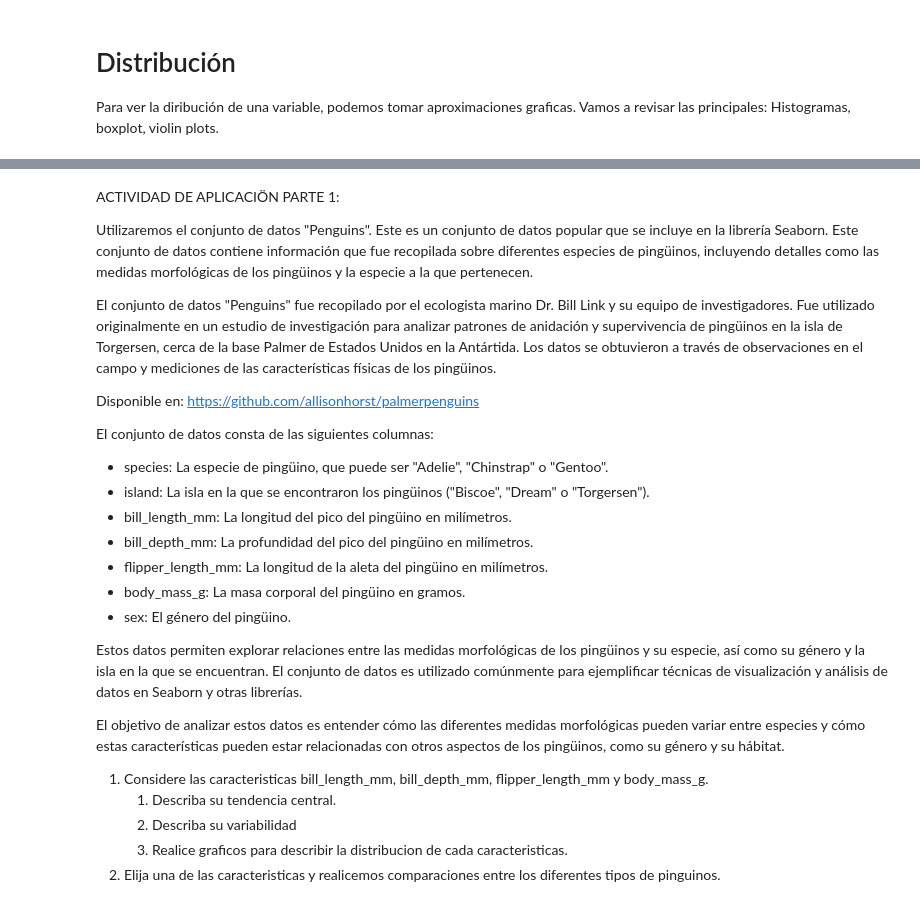
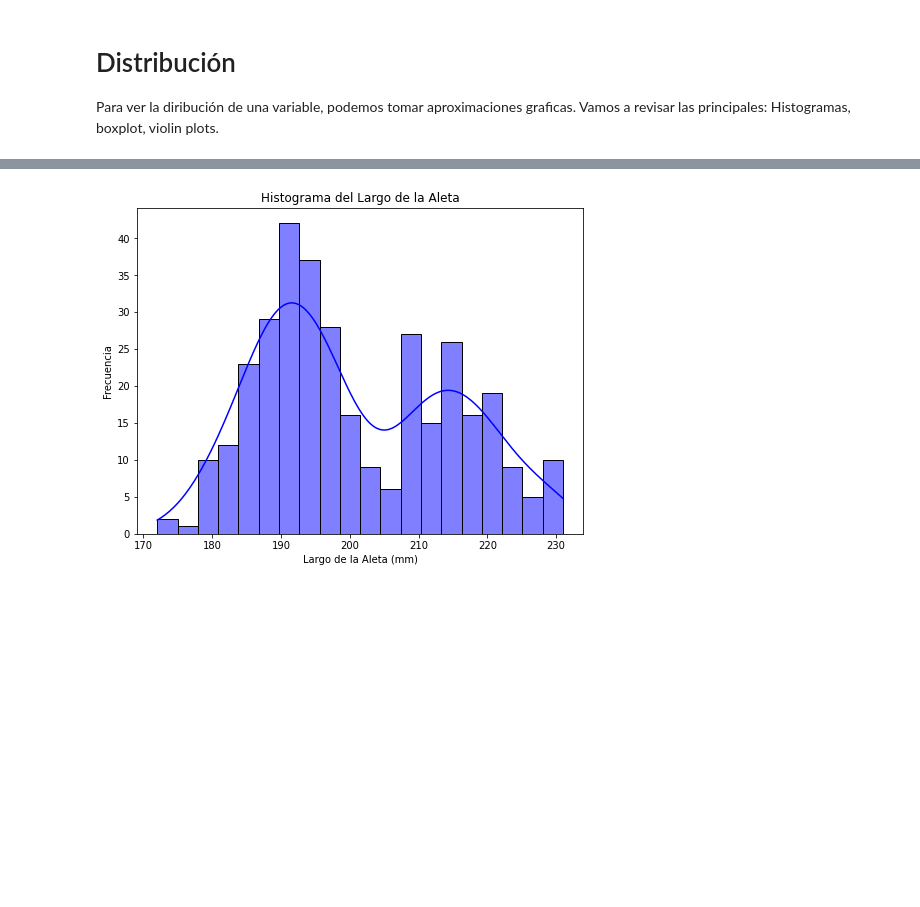
Before and after one commit to melanieoyarzun/taller_estadisticaDS, a Jupyter notebook: bloque1-tallerSTASIDS_EDA.ipynb, the cells around one changed output, grey strips where cells are left out. Cells and saved outputs as stored; diff of their text form; code cells hidden in the pictures; blank space fills up the shorter version.

```diff
--- a/bloque1-tallerSTASIDS_EDA.ipynb
+++ b/bloque1-tallerSTASIDS_EDA.ipynb
@@ -227,11 +546,12 @@ Este archivo podríamos descargarlo y leerlo de manera local, y también existe
 # %%
-%matplotlib inline
-
-from pathlib import Path
-
 import pandas as pd
 import numpy as np
+import seaborn as sns
+import matplotlib.pylab as plt
 
 
-import seaborn as sns
-import matplotlib.pylab as plt
+# Cargar los datos penguins desde Seaborn
+penguins = sns.load_dataset("penguins")
+
+print(penguins.shape)
+print(penguins.columns)
@@ -351,29 +654,13 @@ plt.show()
-# %% [markdown]
-ACTIVIDAD DE APLICACIÖN PARTE 1:
-
-Utilizaremos el conjunto de datos "Penguins". Este es un conjunto de datos popular que se incluye en la librería Seaborn. Este conjunto de datos contiene información que fue recopilada sobre diferentes especies de pingüinos, incluyendo detalles como las medidas morfológicas de los pingüinos y la especie a la que pertenecen.
-
-El conjunto de datos "Penguins" fue recopilado por el ecologista marino Dr. Bill Link y su equipo de investigadores. Fue utilizado originalmente en un estudio de investigación para analizar patrones de anidación y supervivencia de pingüinos en la isla de Torgersen, cerca de la base Palmer de Estados Unidos en la Antártida. Los datos se obtuvieron a través de observaciones en el campo y mediciones de las características físicas de los pingüinos.
-
-Disponible en: https://github.com/allisonhorst/palmerpenguins
-
-El conjunto de datos consta de las siguientes columnas:
-
-- species: La especie de pingüino, que puede ser "Adelie", "Chinstrap" o "Gentoo".
-- island: La isla en la que se encontraron los pingüinos ("Biscoe", "Dream" o "Torgersen").
-- bill_length_mm: La longitud del pico del pingüino en milímetros.
-- bill_depth_mm: La profundidad del pico del pingüino en milímetros.
-- flipper_length_mm: La longitud de la aleta del pingüino en milímetros.
-- body_mass_g: La masa corporal del pingüino en gramos.
-- sex: El género del pingüino.
-
-Estos datos permiten explorar relaciones entre las medidas morfológicas de los pingüinos y su especie, así como su género y la isla en la que se encuentran. El conjunto de datos es utilizado comúnmente para ejemplificar técnicas de visualización y análisis de datos en Seaborn y otras librerías.
-
-El objetivo de analizar estos datos es entender cómo las diferentes medidas morfológicas pueden variar entre especies y cómo estas características pueden estar relacionadas con otros aspectos de los pingüinos, como su género y su hábitat.
-
-
-1. Considere las caracteristicas bill_length_mm, bill_depth_mm, flipper_length_mm y body_mass_g.
-   1. Describa su tendencia central.
-   2. Describa su variabilidad
-   3.  Realice graficos para describir la distribucion de cada caracteristicas.
-2. Elija una de las caracteristicas y realicemos comparaciones entre los diferentes tipos de pinguinos.
+# %%
+# histograma
+
+# Crear Histograma
+
+plt.figure(figsize=(8, 6))  # Opcional: ajusta el tamaño de la figura
+sns.histplot(data=penguins, x="flipper_length_mm", bins=20, kde=True, color='blue')
+plt.title("Histograma del Largo de la Aleta")
+plt.xlabel("Largo de la Aleta (mm)")
+plt.ylabel("Frecuencia")
+plt.show()
+# %% [output]
+[figure, added]
```
Also changed, not shown: parts of 60 cells of this notebook.
